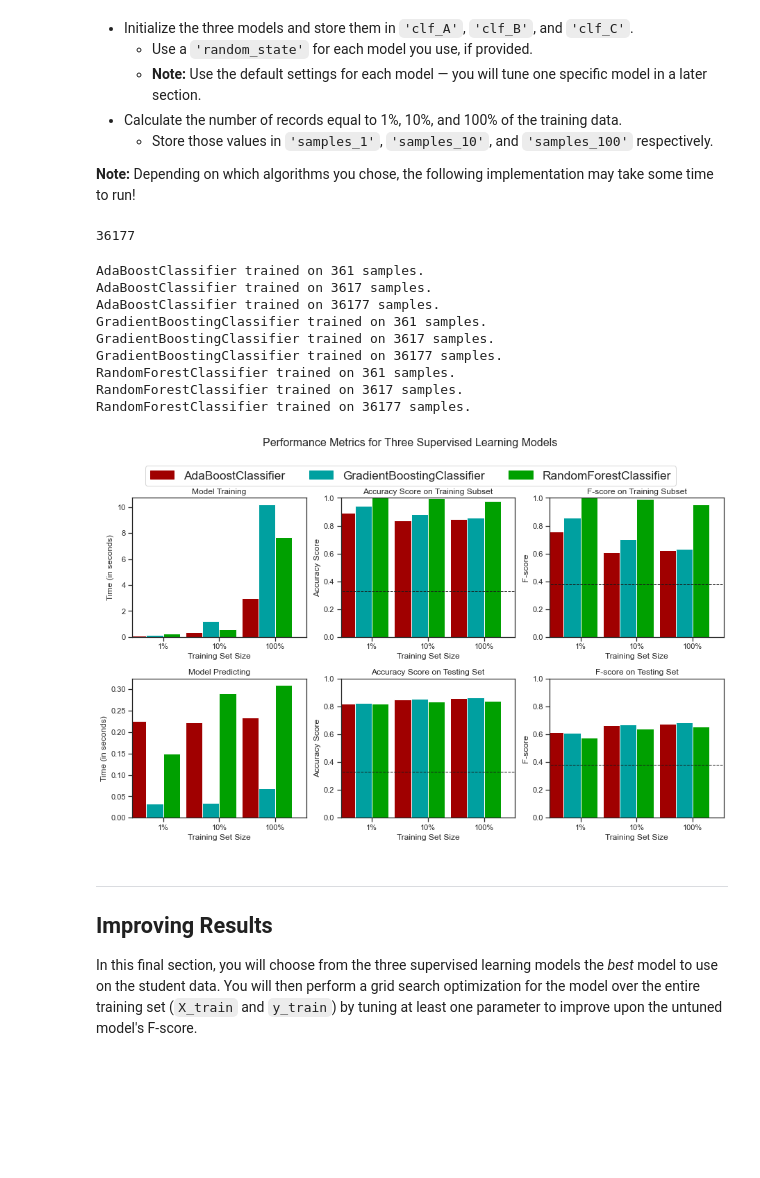
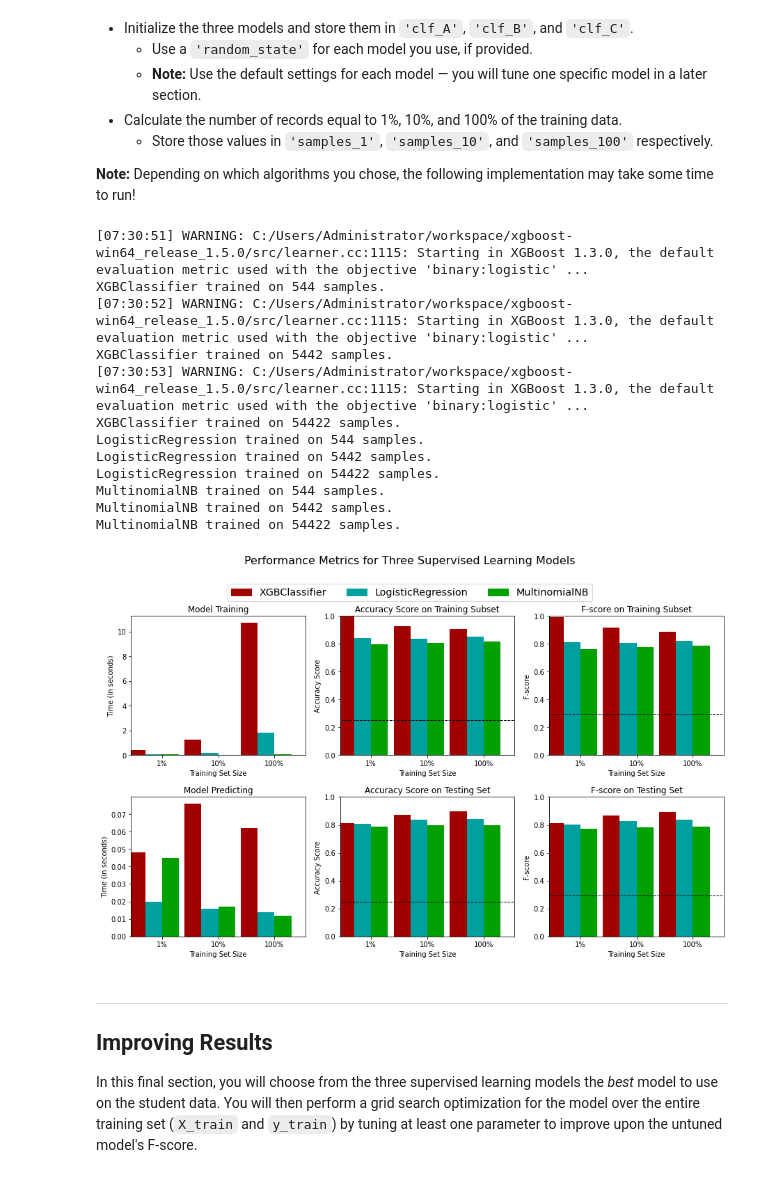
Before and after one commit to msalehsaudi/finding_donors, a Jupyter notebook: finding_donors.ipynb, the cells around one changed output. Saved outputs shown, nothing was run; the diff lists cells and outputs as text; code cells hidden in the pictures; blank space fills up the shorter version.

Commit message:
f1-score 90%

```diff
--- a/finding_donors.ipynb
+++ b/finding_donors.ipynb
@@ -267,12 +272,12 @@ TN = 0 # No predicted negatives in the naive case
 FN = 0 # No predicted negatives in the naive case
 '''
 # TODO: Calculate accuracy, precision and recall
-accuracy = 0.33
+accuracy = 0.25
 recall = 1
-precision = 0.33
+precision = 0.25
 
 # TODO: Calculate F-score using the formula above for beta = 0.5 and correct values for precision and recall.
-fscore = 0.38
+fscore = (1 + 0.25)* precision * recall / ((0.25*precision)+recall)
 
 # Print the results
 print("Naive Predictor: [Accuracy score: {:.4f}, F-score: {:.4f}]".format(accuracy, fscore))
@@ -317,18 +320,16 @@ X_train.shape, y_train.shape, X_test.shape, y_test.shape
 # %%
 from sklearn.linear_model import LogisticRegression
-from sklearn.preprocessing import PolynomialFeatures
 from sklearn.metrics import confusion_matrix
 from sklearn.metrics import accuracy_score,recall_score,precision_score,f1_score
 #Grid Search
 from sklearn.model_selection import GridSearchCV
 
-clf = LogisticRegression()
-grid_values = {'penalty': ['l1', 'l2'],'C':[0.001,.009,0.01,.09,1,5,10,25], 'solver':['liblinear']}
-grid_clf_acc = GridSearchCV(clf, param_grid = grid_values, scoring = 'recall')
-grid_clf_acc.fit(X_train, y_train.values.ravel())
+clf = LogisticRegression(C=1, penalty='l2', solver='liblinear', max_iter=300)
+
+clf.fit(X_train, y_train)
 
 #Predict values based on new parameters
-y_pred_acc = grid_clf_acc.best_estimator_.predict(X_test)
+y_pred_acc = clf.predict(X_test)
 
 # New Model Evaluation metrics
 print('Accuracy Score : ' + str(accuracy_score(y_test,y_pred_acc)))
@@ -358,7 +361,7 @@ F1 Score : 0.6476377952755905
 # %%
 from sklearn.naive_bayes import MultinomialNB
 naive_bayes = MultinomialNB()
-naive_bayes.fit(X_train, y_train.values.ravel())
+naive_bayes.fit(X_train, y_train)
 
 #Predict values based on new parameters
 y_pred_NB = naive_bayes.predict(X_test)
@@ -417,7 +427,7 @@ def train_predict(learner, sample_size, X_train, y_train, X_test, y_test):
 
     # TODO: Fit the learner to the training data using slicing with 'sample_size' using .fit(training_features[:], training_labels[:])
     start = time() # Get start time
-    learner = learner.fit(X_train[:sample_size], y_train[:sample_size].values.ravel())
+    learner = learner.fit(X_train[:sample_size], y_train[:sample_size])
     end = time() # Get end time
 
     # TODO: Calculate the training time
@@ -440,10 +450,10 @@ def train_predict(learner, sample_size, X_train, y_train, X_test, y_test):
     results['acc_test'] = accuracy_score(y_test, predictions_test)
 
     # TODO: Compute F-score on the the first 300 training samples using fbeta_score()
-    results['f_train'] = f1_score(y_train[:300], predictions_train)
+    results['f_train'] = fbeta_score(y_train[:300],predictions_train,beta=0.5)
 
     # TODO: Compute F-score on the test set which is y_test
-    results['f_test'] = f1_score(y_test, predictions_test)
+    results['f_test'] = fbeta_score(y_test,predictions_test,beta=0.5)
 
     # Success
     print("{} trained on {} samples.".format(learner.__class__.__name__, sample_size))
@@ -461,58 +471,50 @@ In the code cell, you will need to implement the following:
   - Store those values in `'samples_1'`, `'samples_10'`, and `'samples_100'` respectively.
 
 **Note:** Depending on which algorithms you chose, the following implementation may take some time to run!
-# %%
-- Gaussian Naive Bayes (GaussianNB)
-- Decision Trees
-- Ensemble Methods (Bagging, AdaBoost, Random Forest, Gradient Boosting)
-- K-Nearest Neighbors (KNeighbors)
-- Stochastic Gradient Descent Classifier (SGDC)
-- Support Vector Machines (SVM)
-- Logistic Regression
-# %% [output]
-36177
 # %%
 # TODO: Import the three supervised learning models from sklearn
 
-from sklearn.ensemble import GradientBoostingClassifier
-from sklearn.ensemble import RandomForestClassifier, AdaBoostClassifier
 
+import xgboost as xgb
 
 # TODO: Initialize the three models
-clf_A = AdaBoostClassifier()
-clf_B = GradientBoostingClassifier()
-clf_C = RandomForestClassifier()
+clf_A = xgb.XGBClassifier(random_state=42)
+clf_B = LogisticRegression(random_state=42)
+clf_C = MultinomialNB()
 
 # TODO: Calculate the number of samples for 1%, 10%, and 100% of the training data
 # HINT: samples_100 is the entire training set i.e. len(y_train)
 # HINT: samples_10 is 10% of samples_100 (ensure to set the count of the values to be `int` and not `float`)
 # HINT: samples_1 is 1% of samples_100 (ensure to set the count of the values to be `int` and not `float`)
-samples_100 = 36177
-samples_10 = 3617
-samples_1 = 361
+samples_100 = X_train.shape[0]
+samples_10 = round(X_train.shape[0]*0.1)
+samples_1 = round(X_train.shape[0]*0.01)
 
 # Collect results on the learners
 results = {}
 for clf in [clf_A, clf_B, clf_C]:
     clf_name = clf.__class__.__name__
     results[clf_name] = {}
     for i, samples in enumerate([samples_1, samples_10, samples_100]):
         results[clf_name][i] = \
         train_predict(clf, samples, X_train, y_train, X_test, y_test)
 
 # Run metrics visualization for the three supervised learning models chosen
 vs.evaluate(results, accuracy, fscore)
 # %% [output]
-AdaBoostClassifier trained on 361 samples.
-AdaBoostClassifier trained on 3617 samples.
-AdaBoostClassifier trained on 36177 samples.
-GradientBoostingClassifier trained on 361 samples.
-GradientBoostingClassifier trained on 3617 samples.
-GradientBoostingClassifier trained on 36177 samples.
-RandomForestClassifier trained on 361 samples.
-RandomForestClassifier trained on 3617 samples.
-RandomForestClassifier trained on 36177 samples.
+[07:30:51] WARNING: C:/Users/Administrator/workspace/xgboost-win64_release_1.5.0/src/learner.cc:1115: Starting in XGBoost 1.3.0, the default evaluation metric used with the objective 'binary:logistic' ...
+XGBClassifier trained on 544 samples.
+[07:30:52] WARNING: C:/Users/Administrator/workspace/xgboost-win64_release_1.5.0/src/learner.cc:1115: Starting in XGBoost 1.3.0, the default evaluation metric used with the objective 'binary:logistic' ...
+XGBClassifier trained on 5442 samples.
+[07:30:53] WARNING: C:/Users/Administrator/workspace/xgboost-win64_release_1.5.0/src/learner.cc:1115: Starting in XGBoost 1.3.0, the default evaluation metric used with the objective 'binary:logistic' ...
+XGBClassifier trained on 54422 samples.
+LogisticRegression trained on 544 samples.
+LogisticRegression trained on 5442 samples.
+LogisticRegression trained on 54422 samples.
+MultinomialNB trained on 544 samples.
+MultinomialNB trained on 5442 samples.
+MultinomialNB trained on 54422 samples.
-[figure, old version]
+[figure, new version]
 # %% [markdown]
 ----
 ## Improving Results
```
Also changed, not shown: parts of 28 cells of this notebook, 1 other file.
